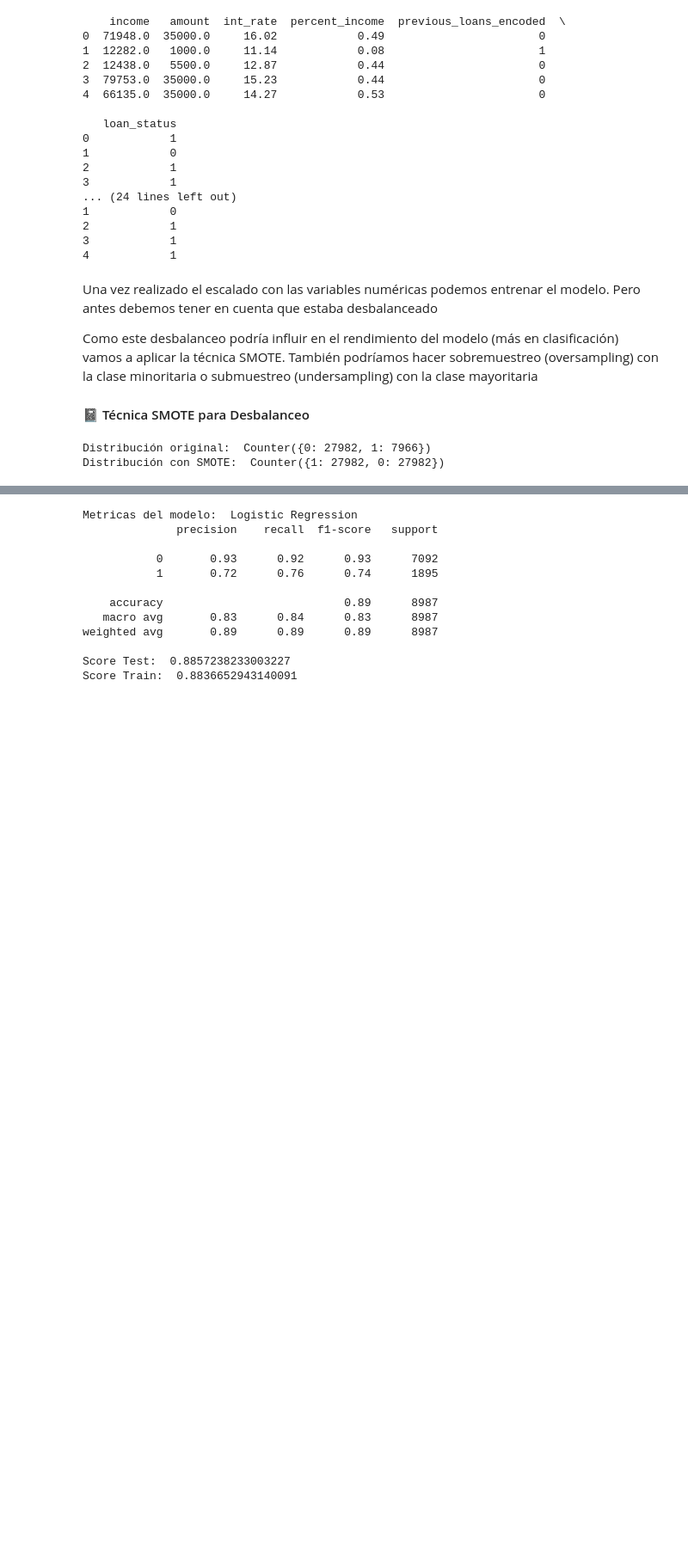
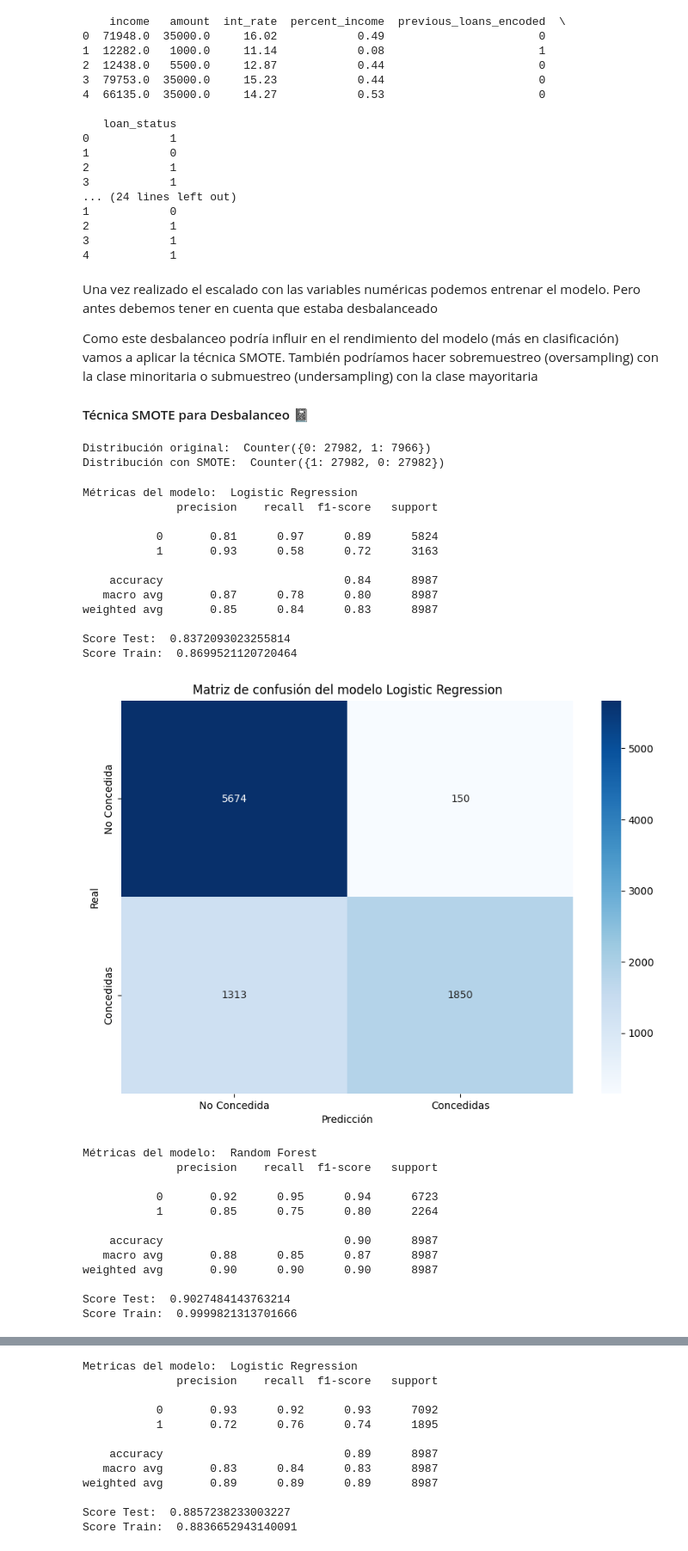
Before and after one commit to JuanMP/Machine-Learning, a Jupyter notebook: AnalisisPerfilCrediticio.ipynb, the cells around one changed output, grey strips where cells are left out. Shown at 86% size. Drawn from its saved outputs; the diff is of its cells as text; code cells hidden in the pictures; blank space fills up the shorter version.

Commit message:
Modelo balanceado y corregidos algunos errores

```diff
--- a/AnalisisPerfilCrediticio.ipynb
+++ b/AnalisisPerfilCrediticio.ipynb
@@ -470,7 +483,7 @@ Una vez realizado el escalado con las variables numéricas podemos entrenar el m
 
 Como este desbalanceo podría influir en el rendimiento del modelo (más en clasificación) vamos a aplicar la técnica SMOTE. También podríamos hacer sobremuestreo (oversampling) con la clase minoritaria o submuestreo (undersampling) con la clase mayoritaria
 
-#### 📓 Técnica SMOTE para Desbalanceo
+#### Técnica SMOTE para Desbalanceo 📓
 # %%
 #Separar características (X) de variable objetivo (y)
 X = data_encoded.drop('loan_status', axis=1) #Reemplaza loan_status con tu columna objetivo
@@ -489,3 +502,58 @@ print("Distribución con SMOTE: ", Counter(y_train_smote))
 # %% [output]
 Distribución original:  Counter({0: 27982, 1: 7966})
 Distribución con SMOTE:  Counter({1: 27982, 0: 27982})
+# %%
+##### COMO SERIA CON SMOTE
+def train_model(model, type_model):
+    # Entrenar con los datos balanceados
+    model.fit(X_train_smote, y_train_smote.astype(int))
+    y_pred = model.predict(X_test)  # Predecir usando el conjunto de prueba
+    conf_matrix = confusion_matrix(y_pred, y_test.astype(int))
+
+    print("Métricas del modelo: ", type_model)
+    print(classification_report(y_pred, y_test.astype(int)))
+    print("Score Test: ", model.score(X_test, y_test.astype(int)))
+    print("Score Train: ", model.score(X_train_smote, y_train_smote.astype(int)))
+
+    plt.figure(figsize=(10, 7))
+    sns.heatmap(conf_matrix, annot=True, fmt='d', cmap='Blues', xticklabels=['No Concedida', 'Concedidas'], yticklabels=['No Concedida', 'Concedidas'])
+    plt.xlabel('Predicción')
+    plt.ylabel('Real')
+    plt.title('Matriz de confusión del modelo ' + type_model)
+    plt.show()
+
+    #Creamos y entrenamos los modelos
+model = LogisticRegression(random_state=42)
+train_model(model, 'Logistic Regression')
+
+model = RandomForestClassifier(class_weight='balanced', random_state=42)
+train_model(model, 'Random Forest')
+
+model = DecisionTreeClassifier(class_weight='balanced', random_state=42)
+train_model(model, 'Decision Tree')
+# %% [output]
+Métricas del modelo:  Logistic Regression
+              precision    recall  f1-score   support
+
+           0       0.81      0.97      0.89      5824
+           1       0.93      0.58      0.72      3163
+
+    accuracy                           0.84      8987
+   macro avg       0.87      0.78      0.80      8987
+weighted avg       0.85      0.84      0.83      8987
+
+Score Test:  0.8372093023255814
+Score Train:  0.8699521120720464
+[figure, added]
+Métricas del modelo:  Random Forest
+              precision    recall  f1-score   support
+
+           0       0.92      0.95      0.94      6723
+           1       0.85      0.75      0.80      2264
+
+    accuracy                           0.90      8987
+   macro avg       0.88      0.85      0.87      8987
+weighted avg       0.90      0.90      0.90      8987
+
+Score Test:  0.9027484143763214
+Score Train:  0.9999821313701666
```
Also changed, not shown: parts of 20 cells of this notebook.
